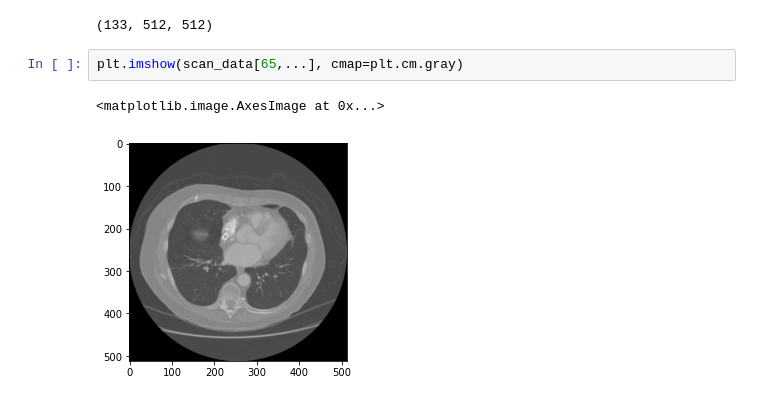
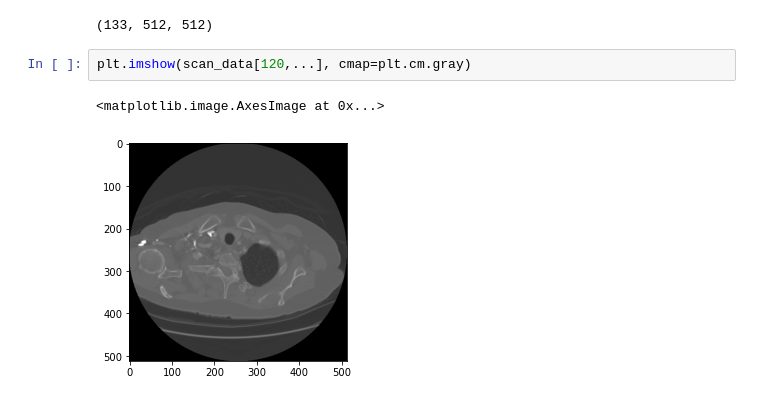
Before and after one commit to evandros-ks/fastblog, a Jupyter notebook: _notebooks/2022-01-24-Medical_Image_Preprocessing.ipynb, the cells around one changed output. Drawn from its saved outputs; the diff is of its cells as text.

```diff
--- a/_notebooks/2022-01-24-Medical_Image_Preprocessing.ipynb
+++ b/_notebooks/2022-01-24-Medical_Image_Preprocessing.ipynb
@@ -127,7 +135,7 @@ scan_data.shape
 # %% [output]
 (133, 512, 512)
 # %%
-plt.imshow(scan_data[65,...], cmap=plt.cm.gray)
+plt.imshow(scan_data[120,...], cmap=plt.cm.gray)
 # %% [output]
 <matplotlib.image.AxesImage at 0x...>
-[figure, old version]
+[figure, new version]
```
Also changed, not shown: parts of 10 cells of this notebook.
